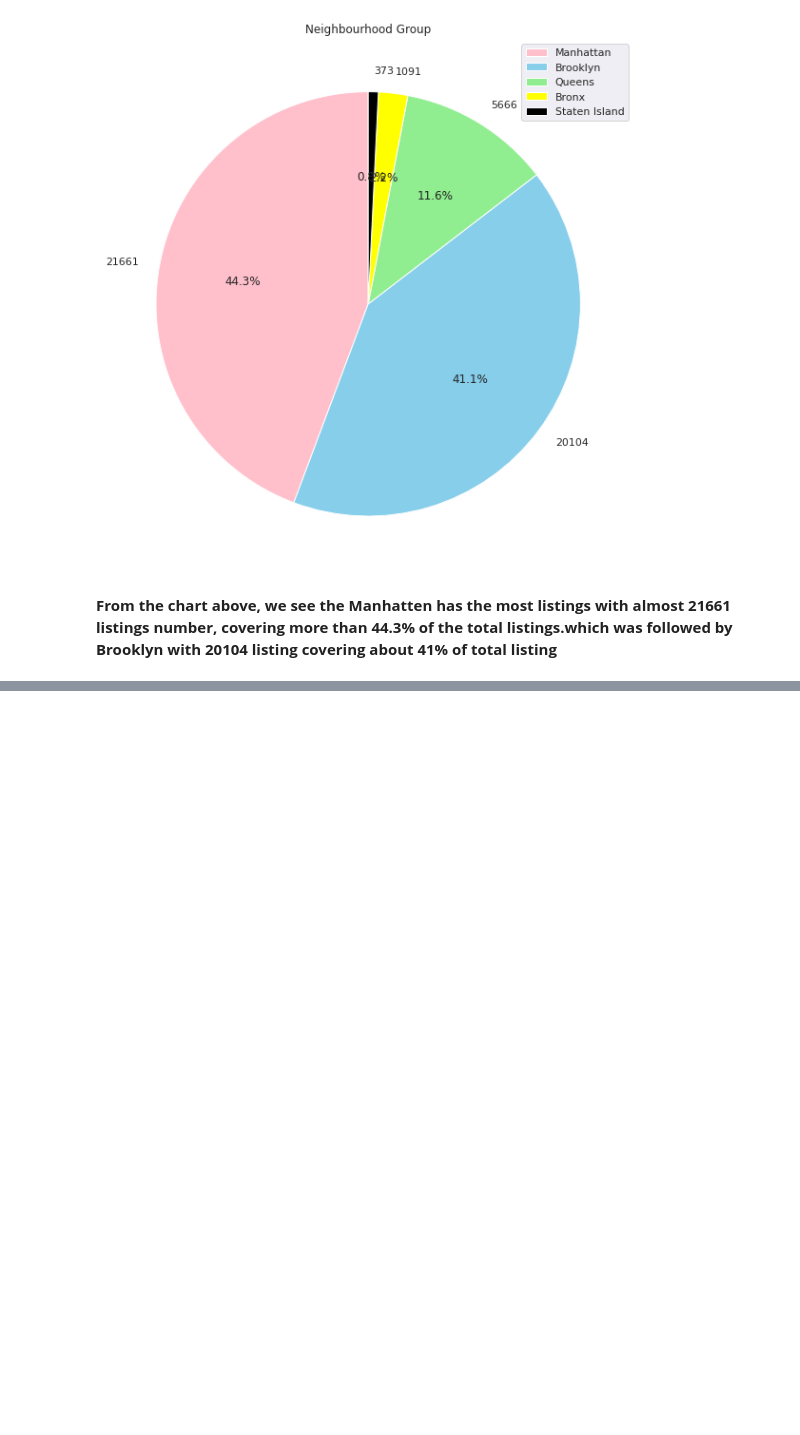
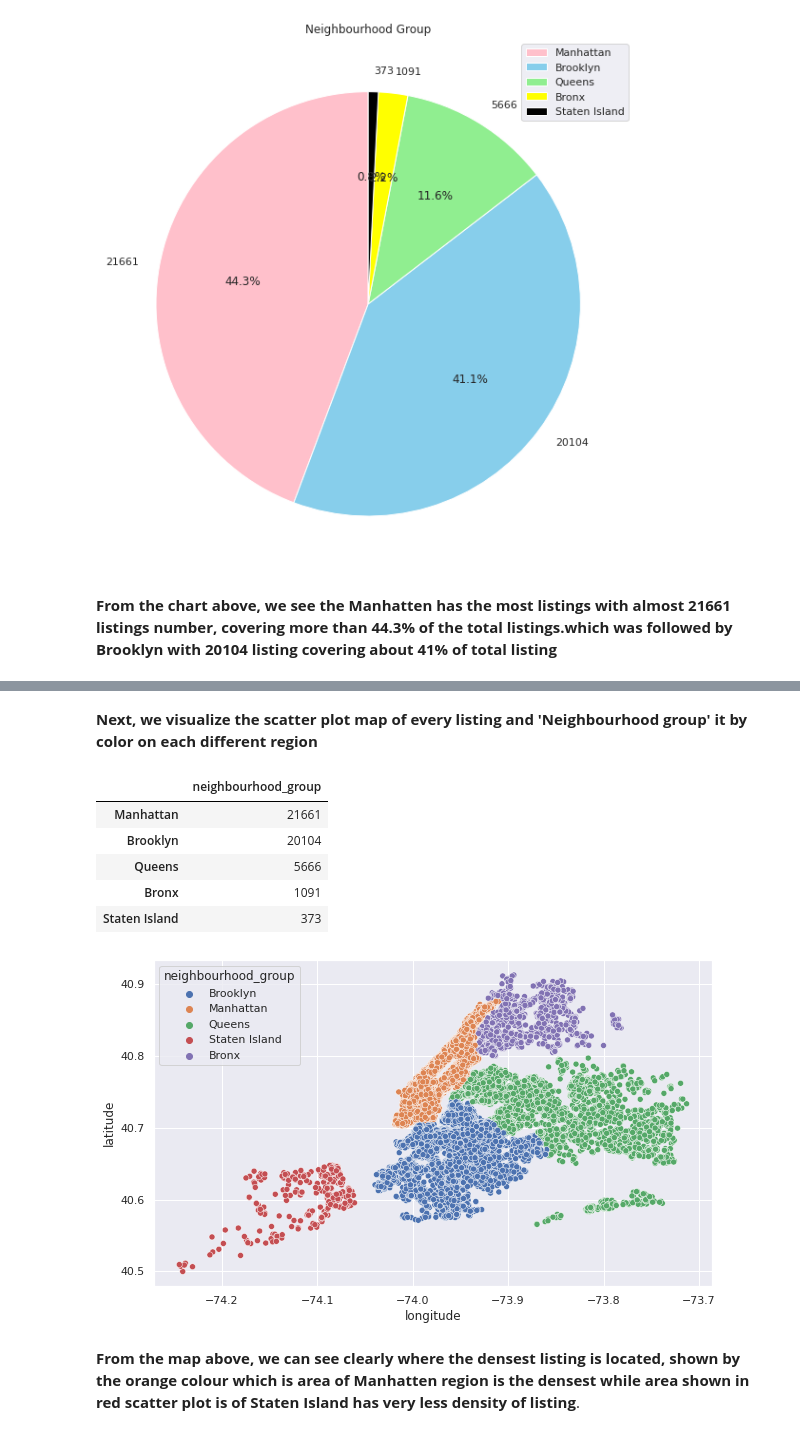
Before and after one commit to Shubhampatil555/Airbnb-booking-data-analysis, a Jupyter notebook: EDA_of_Airbnb_data_analysis_capstone_project.ipynb, the cells around one changed output, grey strips where cells are left out. Saved outputs shown, nothing was run; the diff lists cells and outputs as text; code cells hidden in the pictures; blank space fills up the shorter version.

```diff
--- a/EDA_of_Airbnb_data_analysis_capstone_project.ipynb
+++ b/EDA_of_Airbnb_data_analysis_capstone_project.ipynb
@@ -327,0 +344,18 @@ plt.show()
+# %% [markdown]
+**Next, we visualize the scatter plot map of every listing and 'Neighbourhood group' it by color on each different region**
+# %%
+# Map of neighbourhood group showing density of listings through scatterplot
+plt.figure(figsize=(10,6))
+sns.scatterplot(airbnb.longitude,airbnb.latitude,hue=airbnb.neighbourhood_group)
+plt.ioff()
+airbnb.neighbourhood_group.value_counts().to_frame()
+# %% [output]
+|  | neighbourhood_group |
+| Manhattan | 21661 |
+| Brooklyn | 20104 |
+| Queens | 5666 |
+| Bronx | 1091 |
+| Staten Island | 373 |
+[figure, added]
+# %% [markdown]
+**From the map above, we can see clearly where the densest listing is located, shown by the orange colour which is area of Manhatten region is the densest while area shown in red scatter plot is of Staten Island has very less density of listing**.
```
Also changed, not shown: parts of 4 cells of this notebook.
